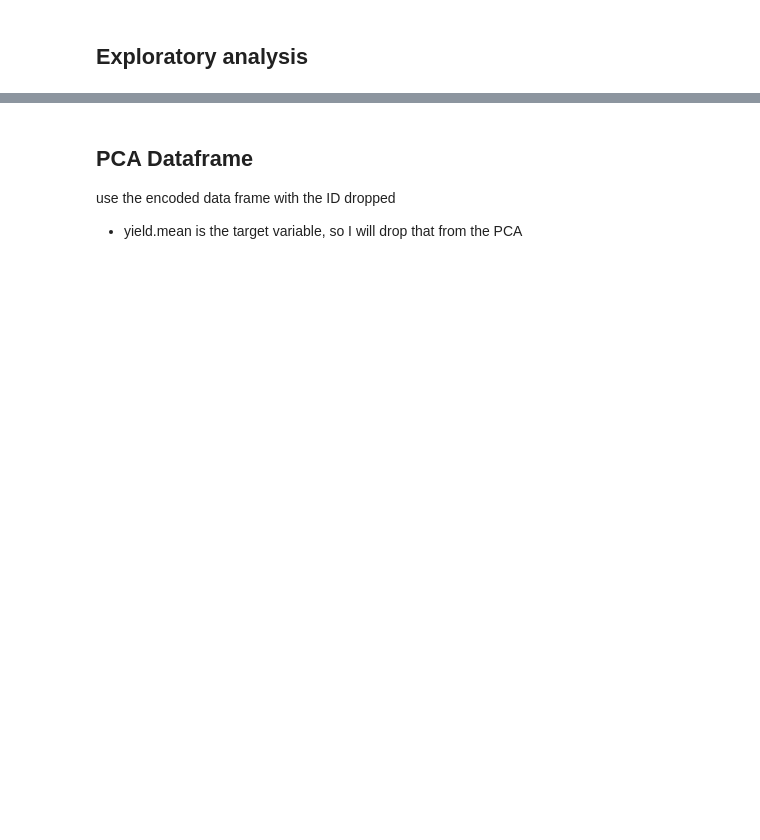
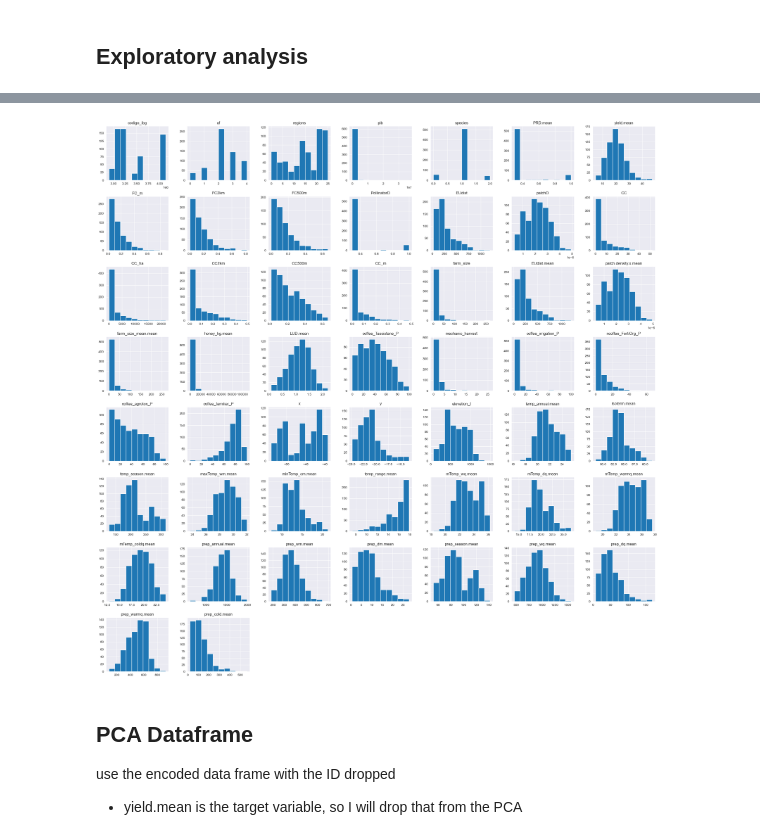
Before and after one commit to ajrx575/Machine_Learning_Final, a Jupyter notebook: ML/Final/Final_Project.ipynb, the cells around one changed output, grey strips where cells are left out. Saved outputs shown, nothing was run; the diff lists cells and outputs as text; code cells hidden in the pictures; blank space fills up the shorter version.

```diff
--- a/ML/Final/Final_Project.ipynb
+++ b/ML/Final/Final_Project.ipynb
@@ -212,3 +212,11 @@ plt.show()
+# %%
+# generating histogram
+df_encoded.iloc[:,:52].hist(figsize= (30,30))
+plt.title("Feature Distributions")
+#plt.savefig(r'/Users/adia/PyCharmMiscProject/ML/Final/Figures/feature_dist_histograms.png')
+plt.show()
+# %% [output]
+[figure, added]
 # %% [markdown]
 ## PCA Dataframe
 
```
Also changed, not shown: parts of 18 cells of this notebook, 3 other files.
